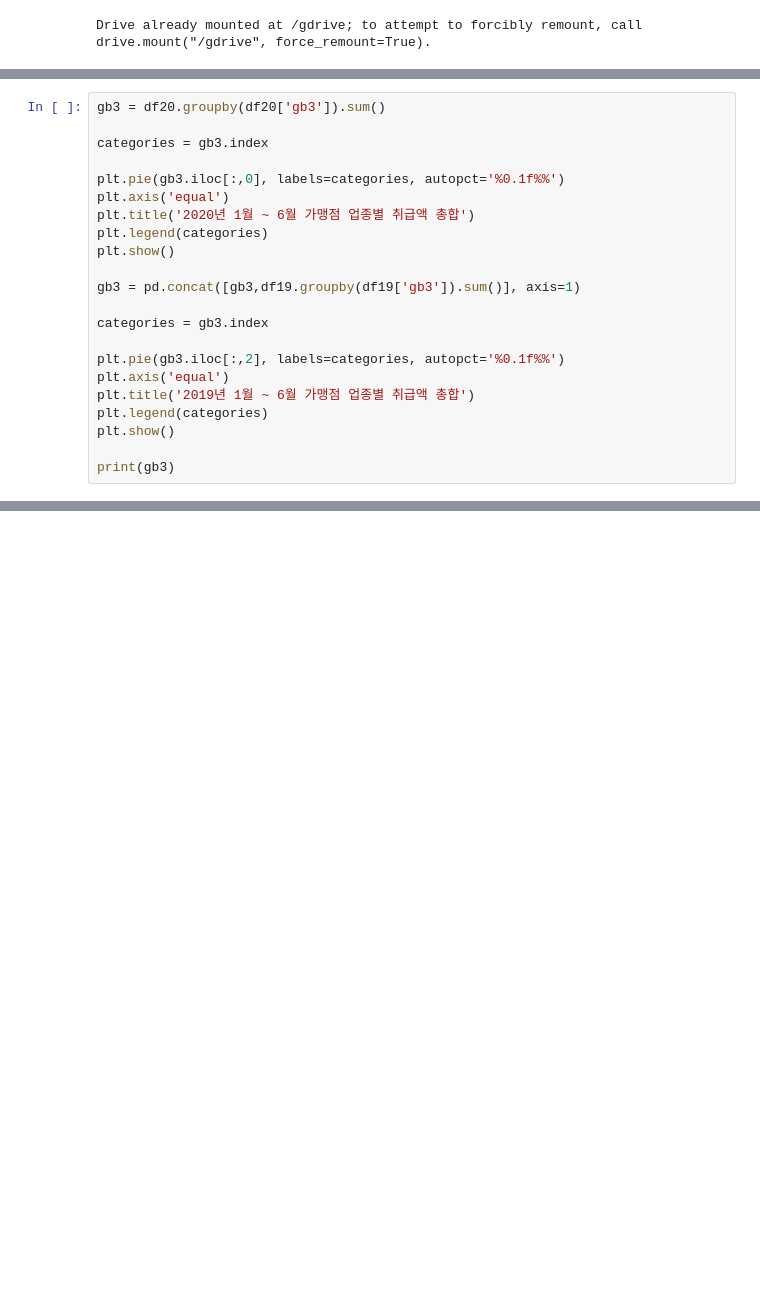
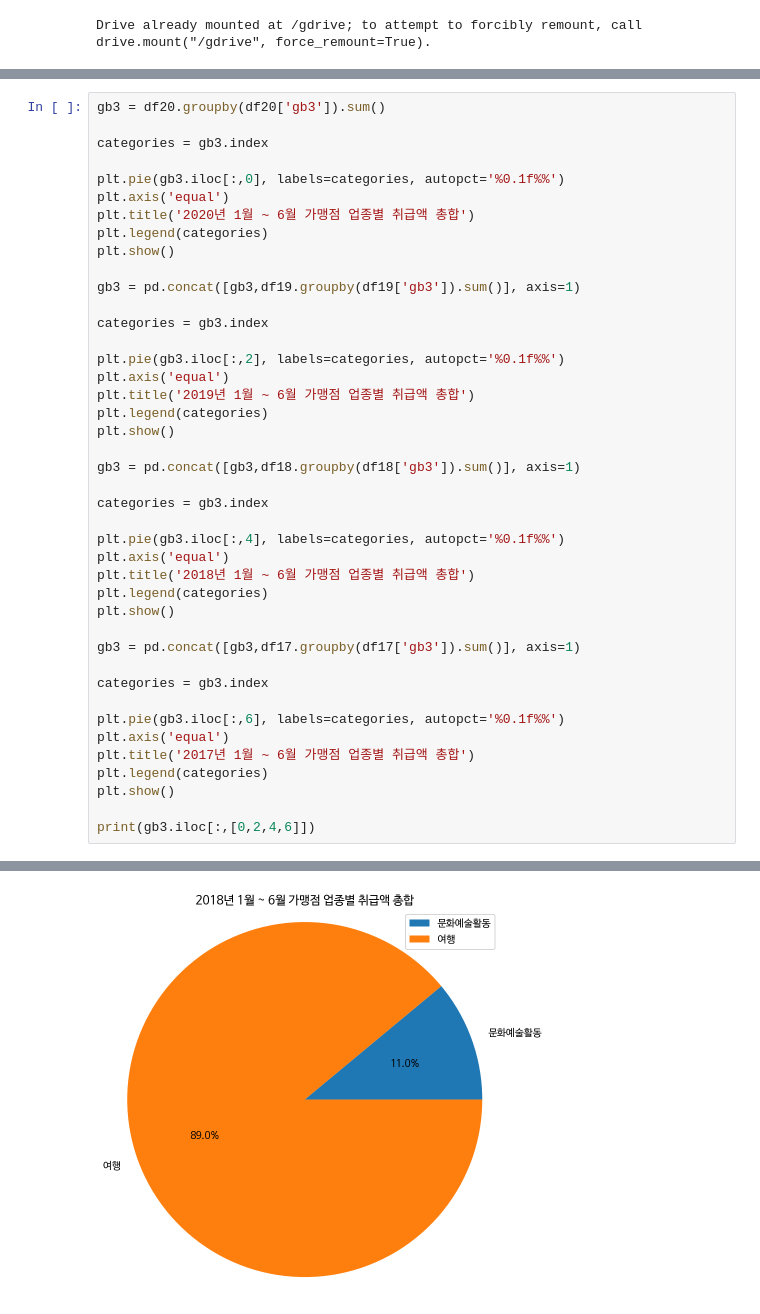
Before and after one commit to skaurl/tourbigdata, a Jupyter notebook: 신한카드_데이터_기초_통계.ipynb, the cells around one changed output, grey strips where cells are left out. Saved outputs shown, nothing was run; the diff lists cells and outputs as text; blank space fills up the shorter version.

```diff
--- a/신한카드_데이터_기초_통계.ipynb
+++ b/신한카드_데이터_기초_통계.ipynb
@@ -126,25 +175,46 @@ v2
 # %%
 gb3 = df20.groupby(df20['gb3']).sum()
 
 categories = gb3.index
 
 plt.pie(gb3.iloc[:,0], labels=categories, autopct='%0.1f%%')
 plt.axis('equal')
 plt.title('2020년 1월 ~ 6월 가맹점 업종별 취급액 총합')
 plt.legend(categories)
 plt.show()
 
 gb3 = pd.concat([gb3,df19.groupby(df19['gb3']).sum()], axis=1)
 
 categories = gb3.index
 
 plt.pie(gb3.iloc[:,2], labels=categories, autopct='%0.1f%%')
 plt.axis('equal')
 plt.title('2019년 1월 ~ 6월 가맹점 업종별 취급액 총합')
 plt.legend(categories)
 plt.show()
 
-print(gb3)
+gb3 = pd.concat([gb3,df18.groupby(df18['gb3']).sum()], axis=1)
+
+categories = gb3.index
+
+plt.pie(gb3.iloc[:,4], labels=categories, autopct='%0.1f%%')
+plt.axis('equal')
+plt.title('2018년 1월 ~ 6월 가맹점 업종별 취급액 총합')
+plt.legend(categories)
+plt.show()
+
+gb3 = pd.concat([gb3,df17.groupby(df17['gb3']).sum()], axis=1)
+
+categories = gb3.index
+
+plt.pie(gb3.iloc[:,6], labels=categories, autopct='%0.1f%%')
+plt.axis('equal')
+plt.title('2017년 1월 ~ 6월 가맹점 업종별 취급액 총합')
+plt.legend(categories)
+plt.show()
+
+print(gb3.iloc[:,[0,2,4,6]])
 # %% [output]
 [figure]
 [figure]
+[figure, added]
```
Also changed, not shown: parts of 13 cells of this notebook.
